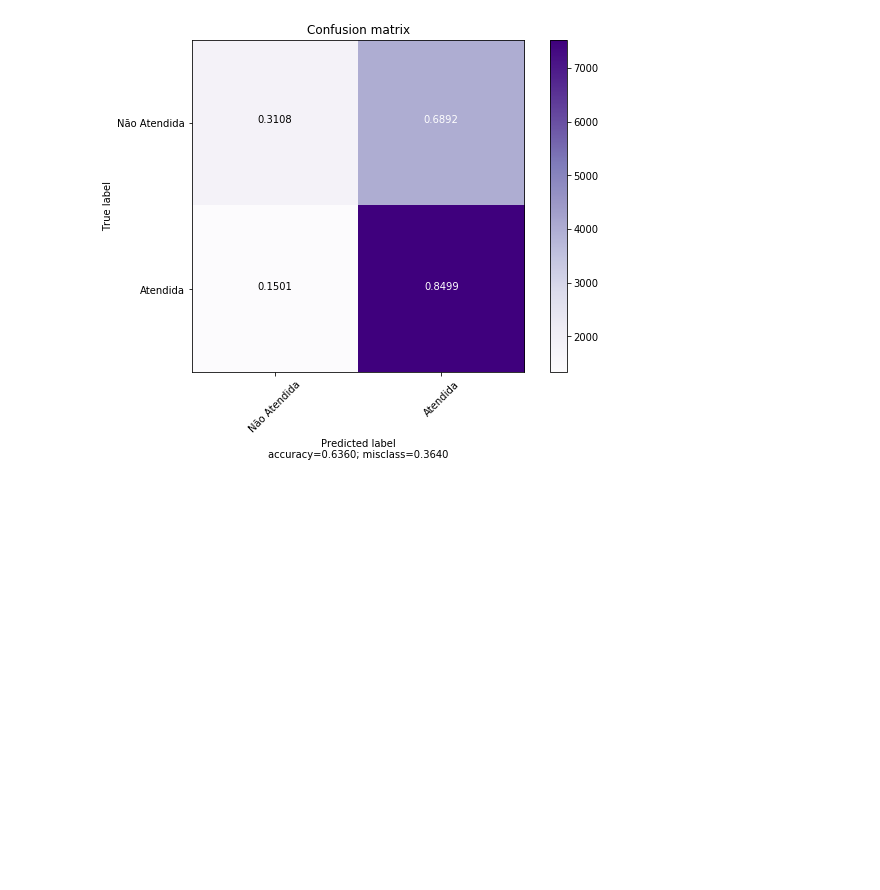
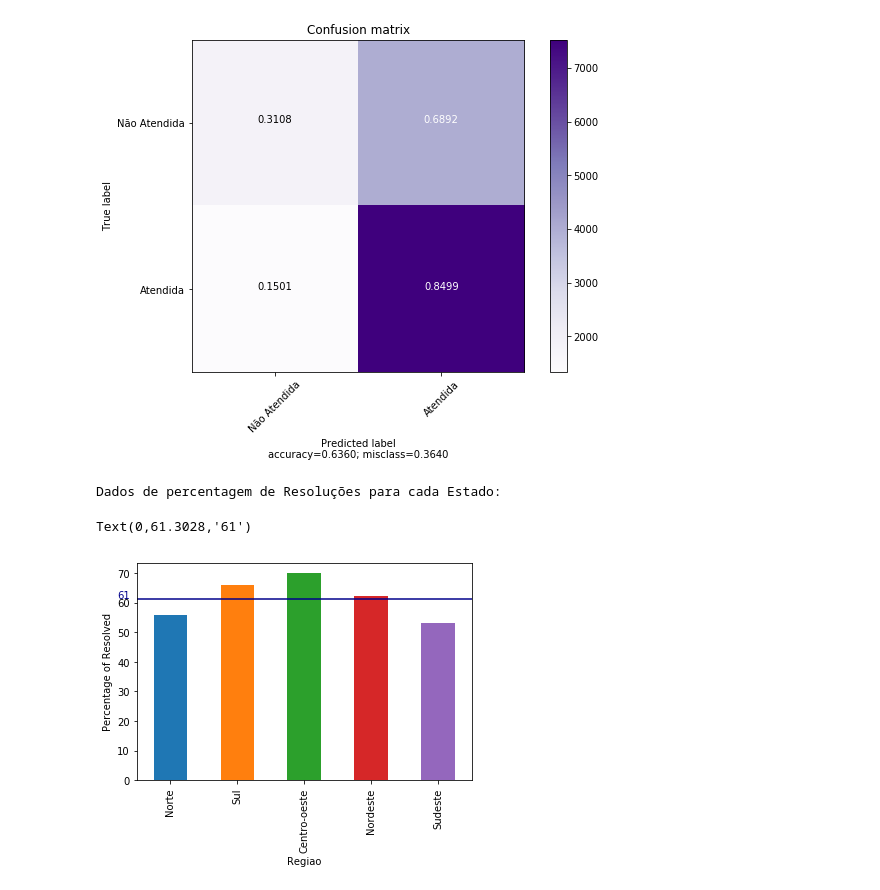
Before and after one commit to if1015-datascience-ufpe/2018-2-projeto-cambridge-analytica, a Jupyter notebook: script.ipynb, the cells around one changed output. Drawn from its saved outputs; the diff is of its cells as text; code cells hidden in the pictures; blank space fills up the shorter version.

Commit message:
gráfico de percetagem de resolvidos por regiao

```diff
--- a/script.ipynb
+++ b/script.ipynb
@@ -358,3 +359,18 @@ plot_confusion_matrix(cmDT,labelsHipotese)
 plot_confusion_matrix(cmNB,labelsHipotese,cmap=plt.get_cmap('Purples'))
 # %% [output]
 [figure]
+# %%
+sum_df = pd.crosstab(dataset['Regiao'], dataset['Atendida']).apply(lambda r: 100*(r/r.sum()), axis=1)
+print('Dados de percentagem de Resoluções para cada Estado:')
+mean_sum_df = sum_df['S'].mean()
+ax = sum_df['S'].T.plot(kind='bar')
+ax.set_ylabel('Percentage of Resolved')
+ax.axhline(y=mean_sum_df, label='mean', color='darkblue')
+trans = transforms.blended_transform_factory(
+    ax.get_yticklabels()[0].get_transform(), ax.transData)
+ax.text(0,mean_sum_df, "{:.0f}".format(mean_sum_df), color="darkblue", transform=trans,
+        ha="right")
+# %% [output]
+Dados de percentagem de Resoluções para cada Estado:
+Text(0,61.3028,'61')
+[figure, added]
```
Also changed, not shown: parts of 1 cell of this notebook.
